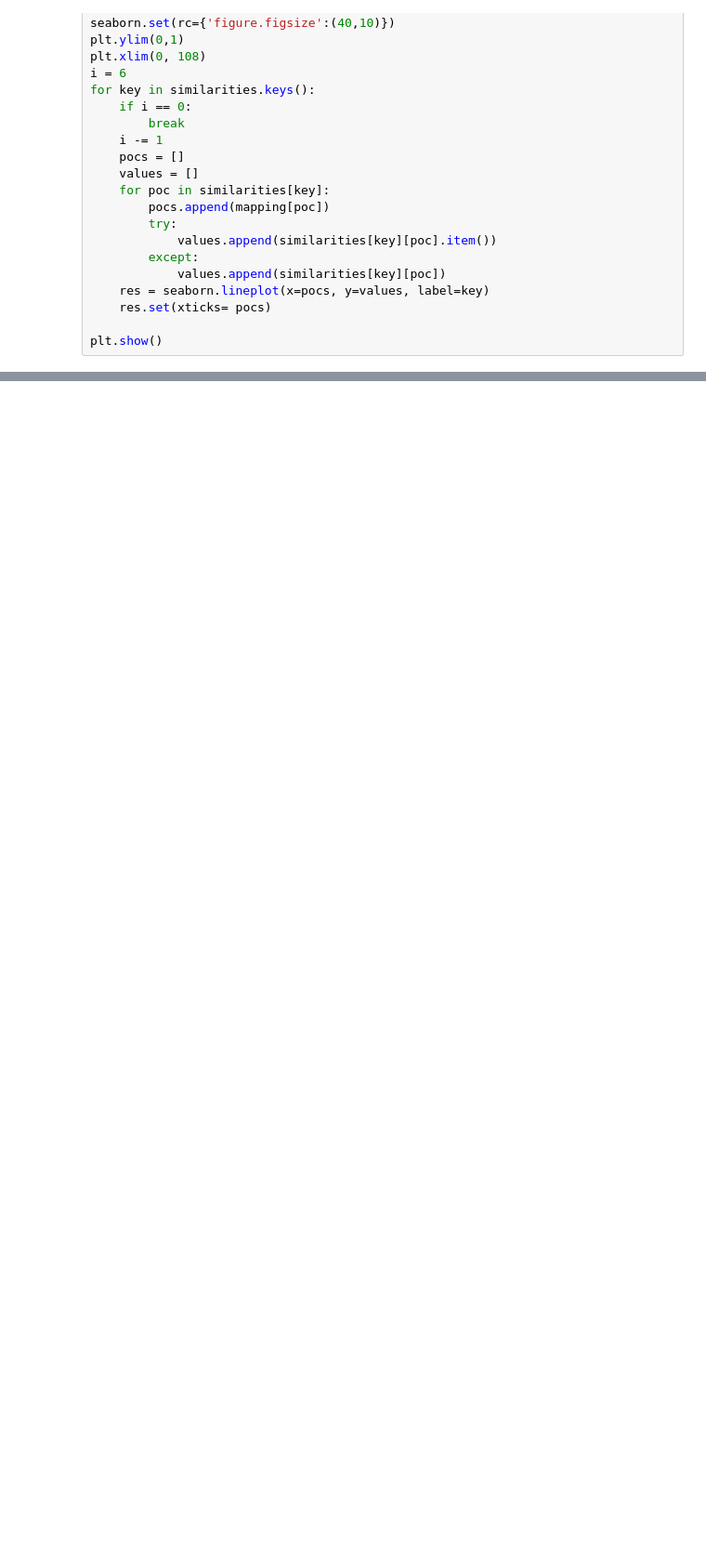
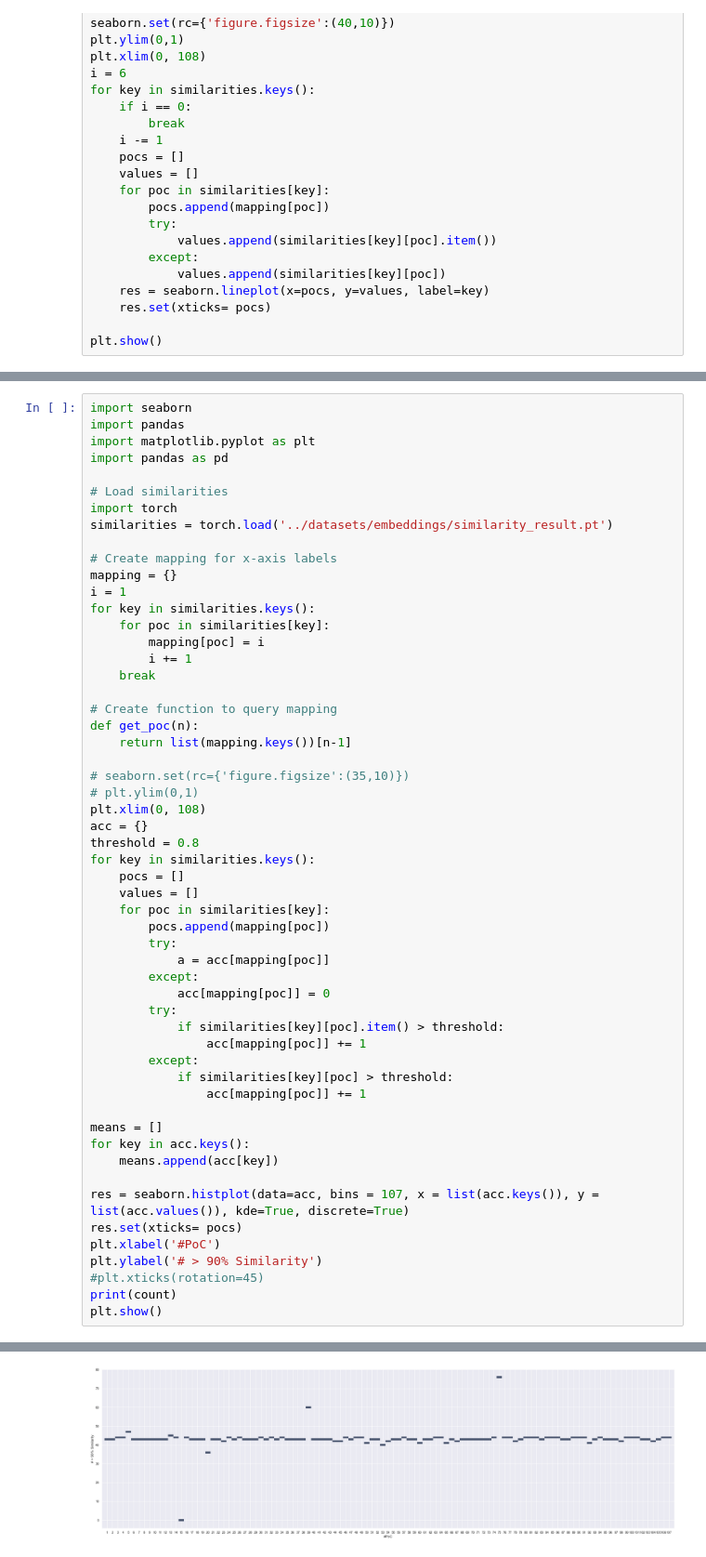
Before and after one commit to mattiapocci/poc_detection, a Jupyter notebook: result_analysis/plotting.ipynb, the cells around one changed output, grey strips where cells are left out. Shown at 93% size. Saved outputs shown, nothing was run; the diff lists cells and outputs as text; blank space fills up the shorter version.

```diff
--- a/result_analysis/plotting.ipynb
+++ b/result_analysis/plotting.ipynb
@@ -162,0 +185,56 @@ plt.show()
+# %%
+import seaborn
+import pandas
+import matplotlib.pyplot as plt
+import pandas as pd
+
+# Load similarities
+import torch
+similarities = torch.load('../datasets/embeddings/similarity_result.pt')
+
+# Create mapping for x-axis labels
+mapping = {}
+i = 1
+for key in similarities.keys():
+    for poc in similarities[key]:
+        mapping[poc] = i
+        i += 1
+    break
+
+# Create function to query mapping
+def get_poc(n):
+    return list(mapping.keys())[n-1]
+
+# seaborn.set(rc={'figure.figsize':(35,10)})
+# plt.ylim(0,1)
+plt.xlim(0, 108)
+acc = {}
+threshold = 0.8
+for key in similarities.keys():
+    pocs = []
+    values = []
+    for poc in similarities[key]:
+        pocs.append(mapping[poc])
+        try:
+            a = acc[mapping[poc]]
+        except:
+            acc[mapping[poc]] = 0
+        try:
+            if similarities[key][poc].item() > threshold:
+                acc[mapping[poc]] += 1
+        except:
+            if similarities[key][poc] > threshold:
+                acc[mapping[poc]] += 1
+
+means = []
+for key in acc.keys():
+    means.append(acc[key])
+
+res = seaborn.histplot(data=acc, bins = 107, x = list(acc.keys()), y = list(acc.values()), kde=True, discrete=True)
+res.set(xticks= pocs)
+plt.xlabel('#PoC')
+plt.ylabel('# > 90% Similarity')
+#plt.xticks(rotation=45)
+print(count)
+plt.show()
+# %% [output]
@@ -162,0 +242 @@ plt.show()
+[figure, added]
```
Also changed, not shown: parts of 5 cells of this notebook, 4 other files.
